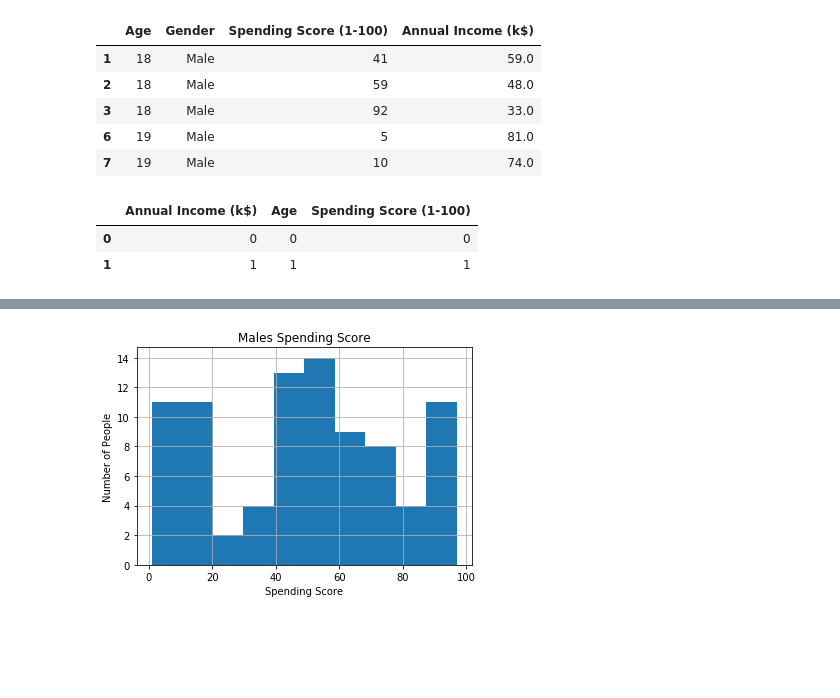
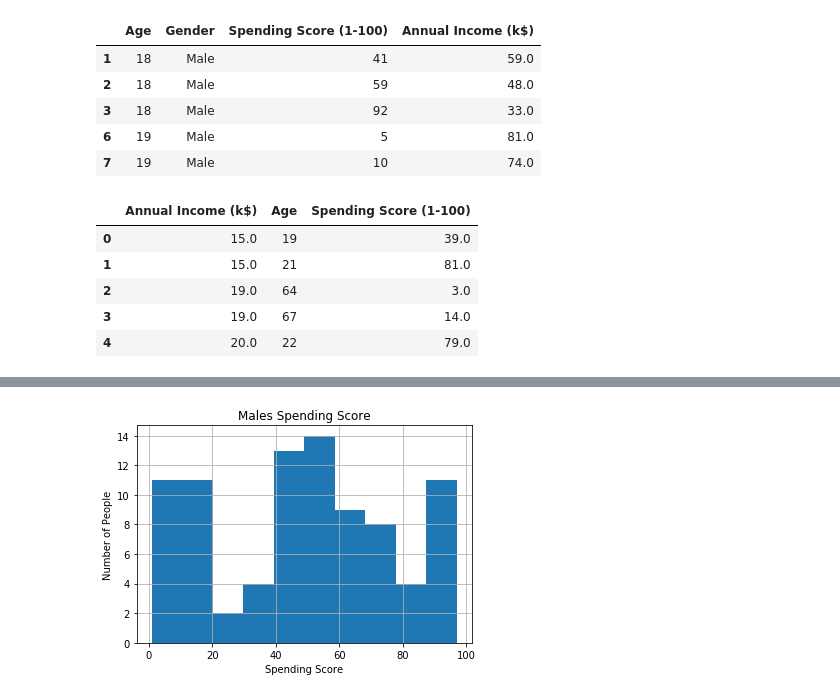
Before and after one commit to ipatel467/Customer-Segmentation, a Jupyter notebook: index.ipynb, the cells around one changed output, grey strips where cells are left out. Saved outputs shown, nothing was run; the diff lists cells and outputs as text; code cells hidden in the pictures; blank space fills up the shorter version.

```diff
--- a/index.ipynb
+++ b/index.ipynb
@@ -174,10 +174,13 @@ males_grouped.head()
 | 6 | 19 | Male | 5 | 81.0 |
 | 7 | 19 | Male | 10 | 74.0 |
 # %%
-avg_spend_score = df.groupby(['Annual Income (k$)','Age']).agg({'Spending Score (1-100)':'mean'}).reset_index()
+males_avg_spend_score = males_grouped.groupby(['Annual Income (k$)','Age']).agg({'Spending Score (1-100)':'mean'}).reset_index()
 # %%
-avg_spend_score.head()
+males_avg_spend_score.head()
 # %% [output]
 |  | Annual Income (k$) | Age | Spending Score (1-100) |
-| 0 | 0 | 0 | 0 |
-| 1 | 1 | 1 | 1 |
+| 0 | 15.0 | 19 | 39.0 |
+| 1 | 15.0 | 21 | 81.0 |
+| 2 | 19.0 | 64 | 3.0 |
+| 3 | 19.0 | 67 | 14.0 |
+| 4 | 20.0 | 22 | 79.0 |
```
Also changed, not shown: parts of 5 cells of this notebook.
